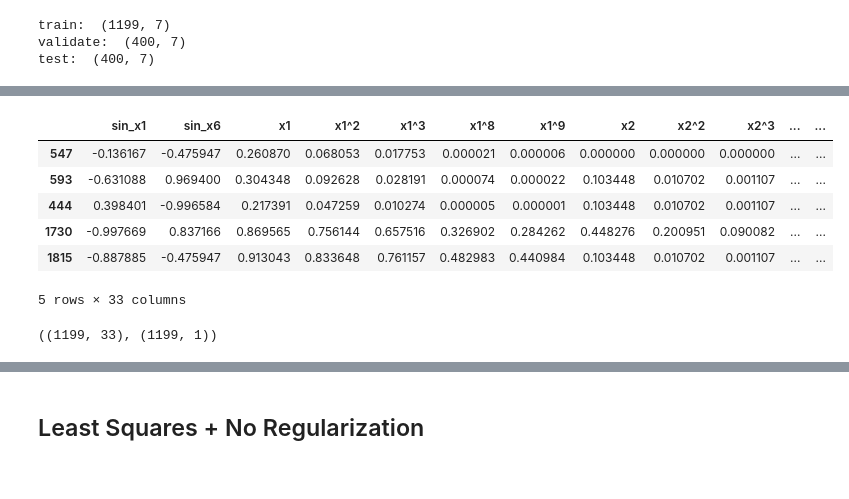
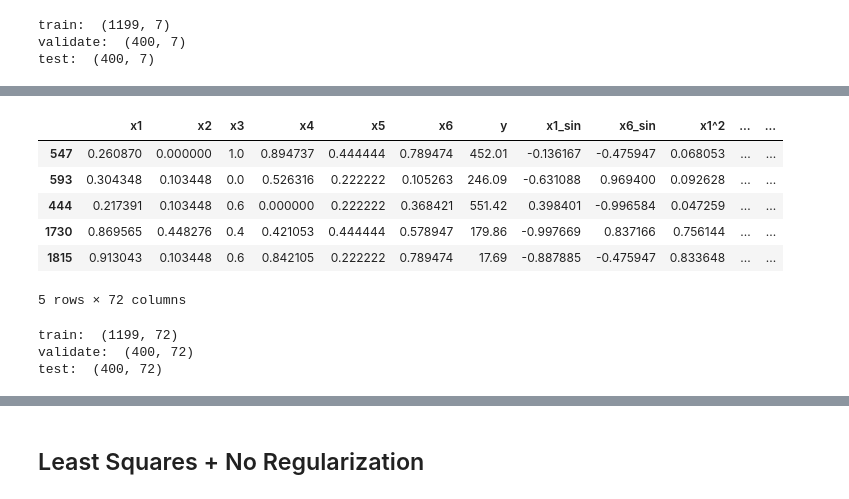
Before and after one commit to Marwyk2003/mpum_miniproject1, a Jupyter notebook: src/regression.ipynb, the cells around one changed output, grey strips where cells are left out. Drawn from its saved outputs; the diff is of its cells as text; code cells hidden in the pictures.

```diff
--- a/src/regression.ipynb
+++ b/src/regression.ipynb
@@ -63,32 +66,26 @@ df_train.head()
 # %%
-# df = pd.read_csv('dane_skalowane.data', sep='\t', names=[f'x{i}' for i in range(1, 7)]+['y'])
-
-# df['sin_x1'] = np.sin( 4*np.pi* df[f'x1'])
-# df['sin_x6'] = np.sin( 4*np.pi* df[f'x6'])
-# for i in range(1,7):
-#     for j in [2,3,4,5,6,7,8,9]:
-#         df[f'x{i}^{j}']=df[f'x{i}']**j
-#     for j in range(i+1,7):
-#         df[f'x{i}*{j}']=df[f'x{i}']*df[f'x{j}']
 def add_features(df):
-    df['sin_x1'] = np.sin( 4*np.pi* df[f'x1'])
-    df['sin_x6'] = np.sin( 4*np.pi* df[f'x6'])
+    df['x1_sin'] = np.sin( 4*np.pi* df[f'x1'])
+    df['x6_sin'] = np.sin( 4*np.pi* df[f'x6'])
     for i in range(1,7):
-        for j in [2,3,8,9]:
+        for j in range(2,10):
             df[f'x{i}^{j}']=df[f'x{i}']**j
+    for i in range(1,7):
+        for j in range(1,i):
+            df[f'x{i}*{j}']=df[f'x{i}']*df[f'x{j}']
 
 add_features(df_train)
 add_features(df_valid)
 add_features(df_test)
 df_train.head()
 # %% [output]
-|  | sin_x1 | sin_x6 | x1 | x1^2 | x1^3 | x1^8 | x1^9 | x2 | x2^2 | x2^3 | ... | ... |
-| 547 | -0.136167 | -0.475947 | 0.260870 | 0.068053 | 0.017753 | 0.000021 | 0.000006 | 0.000000 | 0.000000 | 0.000000 | ... | ... |
-| 593 | -0.631088 | 0.969400 | 0.304348 | 0.092628 | 0.028191 | 0.000074 | 0.000022 | 0.103448 | 0.010702 | 0.001107 | ... | ... |
-| 444 | 0.398401 | -0.996584 | 0.217391 | 0.047259 | 0.010274 | 0.000005 | 0.000001 | 0.103448 | 0.010702 | 0.001107 | ... | ... |
-| 1730 | -0.997669 | 0.837166 | 0.869565 | 0.756144 | 0.657516 | 0.326902 | 0.284262 | 0.448276 | 0.200951 | 0.090082 | ... | ... |
-| 1815 | -0.887885 | -0.475947 | 0.913043 | 0.833648 | 0.761157 | 0.482983 | 0.440984 | 0.103448 | 0.010702 | 0.001107 | ... | ... |
+|  | x1 | x2 | x3 | x4 | x5 | x6 | y | x1_sin | x6_sin | x1^2 | ... | ... |
+| 547 | 0.260870 | 0.000000 | 1.0 | 0.894737 | 0.444444 | 0.789474 | 452.01 | -0.136167 | -0.475947 | 0.068053 | ... | ... |
+| 593 | 0.304348 | 0.103448 | 0.0 | 0.526316 | 0.222222 | 0.105263 | 246.09 | -0.631088 | 0.969400 | 0.092628 | ... | ... |
+| 444 | 0.217391 | 0.103448 | 0.6 | 0.000000 | 0.222222 | 0.368421 | 551.42 | 0.398401 | -0.996584 | 0.047259 | ... | ... |
+| 1730 | 0.869565 | 0.448276 | 0.4 | 0.421053 | 0.444444 | 0.578947 | 179.86 | -0.997669 | 0.837166 | 0.756144 | ... | ... |
+| 1815 | 0.913043 | 0.103448 | 0.6 | 0.842105 | 0.222222 | 0.789474 | 17.69 | -0.887885 | -0.475947 | 0.833648 | ... | ... |
-5 rows × 33 columns
+5 rows × 72 columns
 # %%
 def get_data(df):
     y = df['y'].to_numpy()
@@ -103,6 +100,10 @@ def get_data(df):
 train_X, train_y = get_data(df_train)
 valid_X, valid_y = get_data(df_valid)
 test_X, test_y = get_data(df_test)
-train_X.shape, train_y.shape
+print("train: ", train_X.shape)
+print("validate: ", valid_X.shape)
+print("test: ", test_X.shape)
 # %% [output]
-((1199, 33), (1199, 1))
+train:  (1199, 72)
+validate:  (400, 72)
+test:  (400, 72)
```
Also changed, not shown: parts of 20 cells of this notebook, 1 other file.
